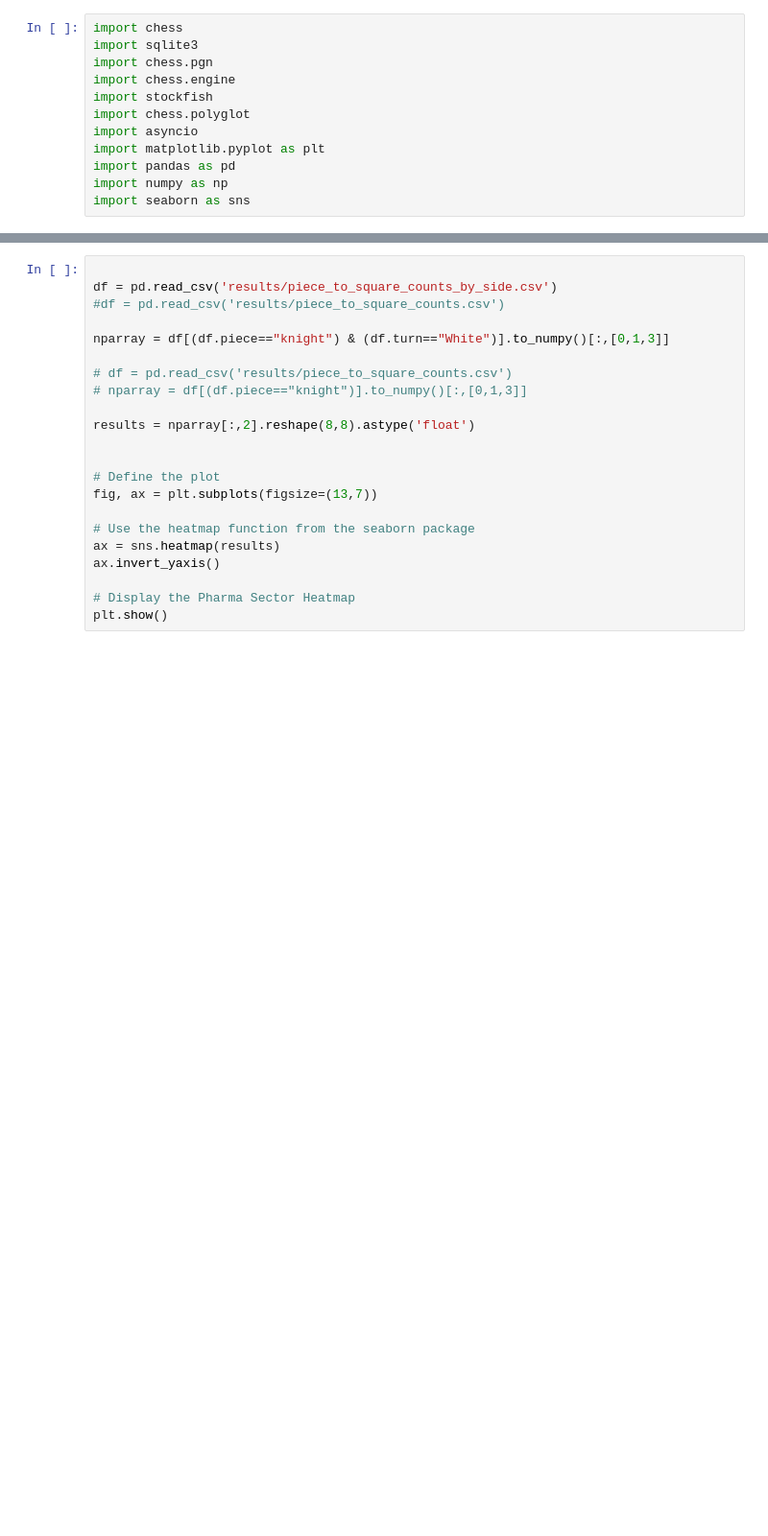
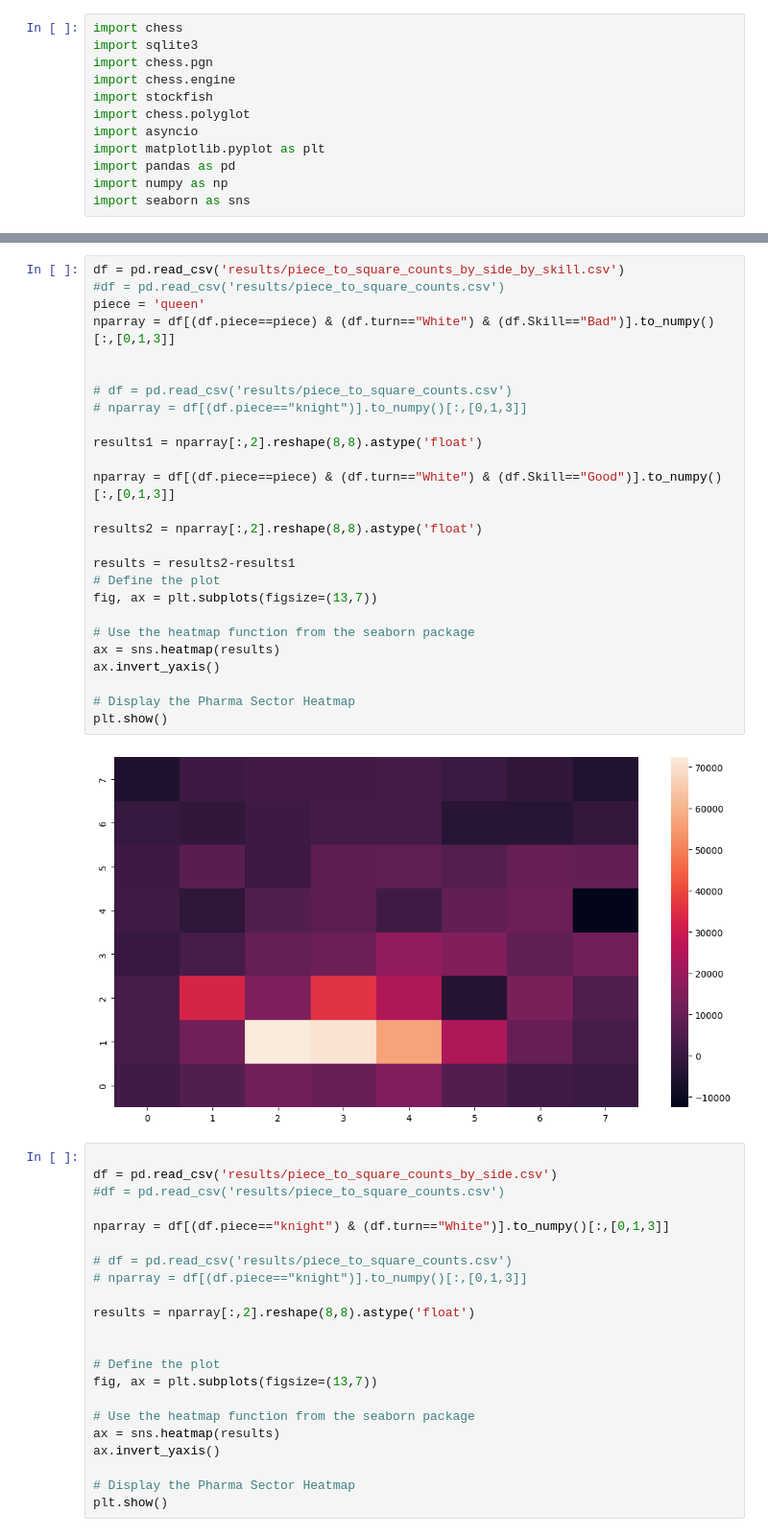
Before and after one commit to samuelfdove/chess-data-analysis, a Jupyter notebook: jupytertest.ipynb, the cells around one changed output, grey strips where cells are left out. Shown at 96% size. Cells and saved outputs as stored; diff of their text form; blank space fills up the shorter version.

Commit message:
more results and jupyter stuff

```diff
--- a/jupytertest.ipynb
+++ b/jupytertest.ipynb
@@ -52,3 +52,31 @@ plt.show()
+# %%
+df = pd.read_csv('results/piece_to_square_counts_by_side_by_skill.csv')
+#df = pd.read_csv('results/piece_to_square_counts.csv')
+piece = 'queen'
+nparray = df[(df.piece==piece) & (df.turn=="White") & (df.Skill=="Bad")].to_numpy()[:,[0,1,3]]
+
+
+# df = pd.read_csv('results/piece_to_square_counts.csv')
+# nparray = df[(df.piece=="knight")].to_numpy()[:,[0,1,3]]
+
+results1 = nparray[:,2].reshape(8,8).astype('float')
+
+nparray = df[(df.piece==piece) & (df.turn=="White") & (df.Skill=="Good")].to_numpy()[:,[0,1,3]]
+
+results2 = nparray[:,2].reshape(8,8).astype('float')
+
+results = results2-results1
+# Define the plot
+fig, ax = plt.subplots(figsize=(13,7))
+
+# Use the heatmap function from the seaborn package
+ax = sns.heatmap(results)
+ax.invert_yaxis()
+
+# Display the Pharma Sector Heatmap
+plt.show()
+# %% [output]
+[figure, added]
 # %%
 
 df = pd.read_csv('results/piece_to_square_counts_by_side.csv')
```
Also changed, not shown: parts of 1 cell of this notebook, 3 other files.
